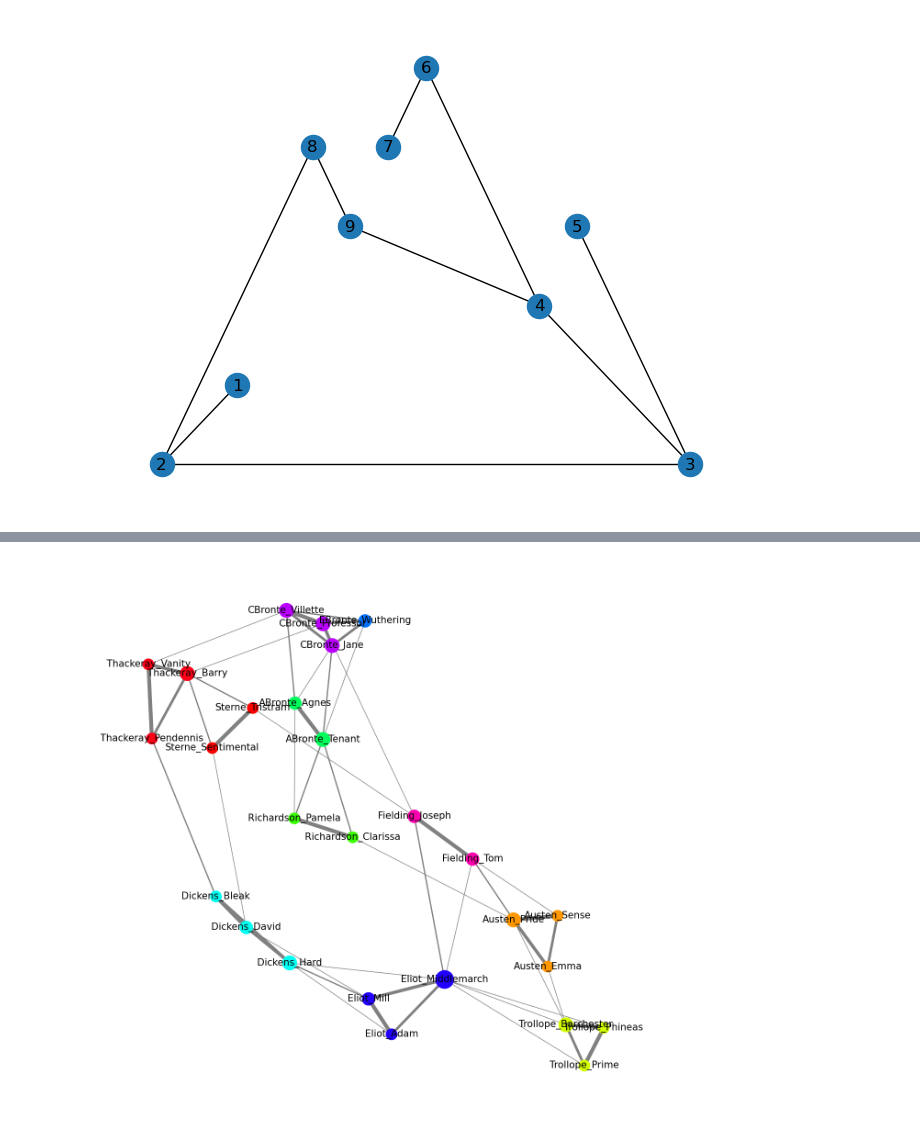
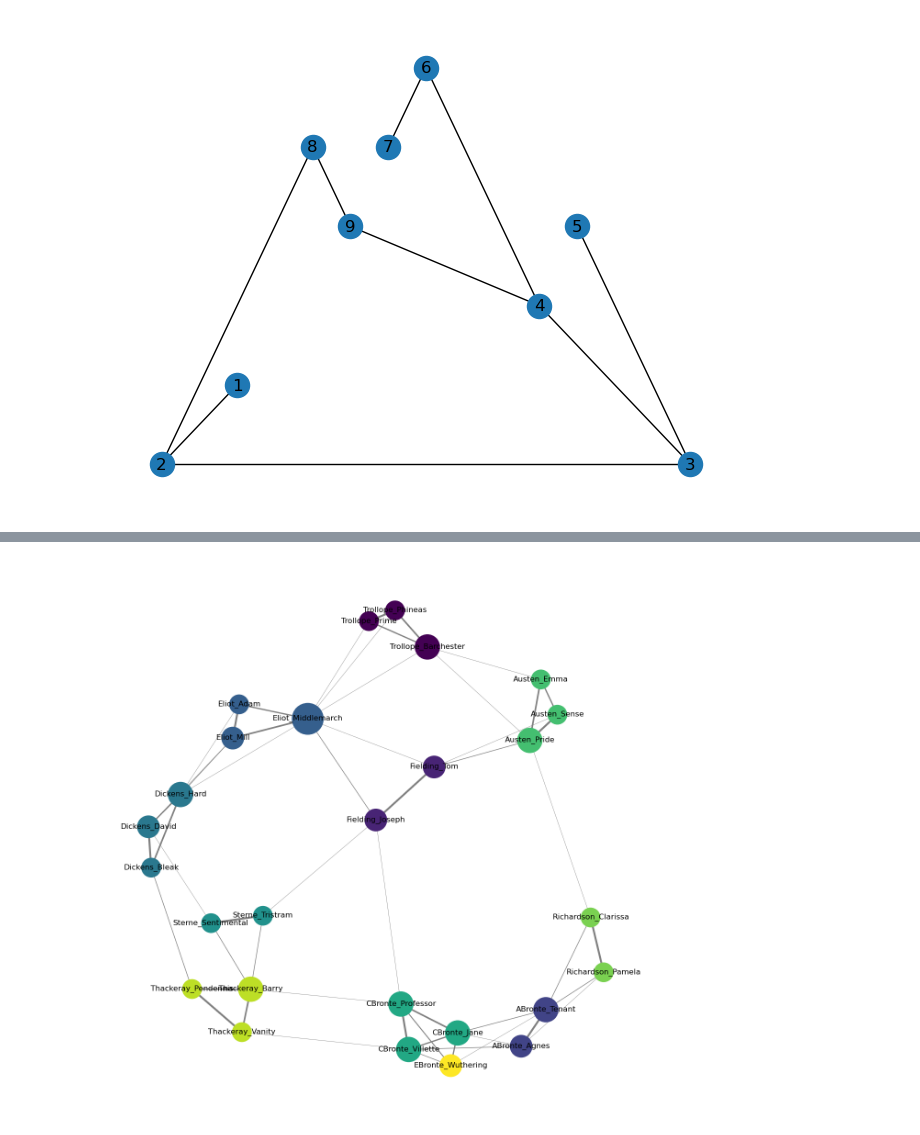
Before and after one commit to martinascholger/tdm, a Jupyter notebook: 05_network/network_full.ipynb, the cells around one changed output, grey strips where cells are left out. Saved outputs shown, nothing was run; the diff lists cells and outputs as text; code cells hidden in the pictures.

```diff
--- a/05_network/network_full.ipynb
+++ b/05_network/network_full.ipynb
@@ -152,45 +153,47 @@ import pandas as pd
 import networkx as nx
 import matplotlib.pyplot as plt
 import numpy as np
 
 # CSV File laden
 file_path = 'britishFiction_CA_100_MFWs_Culled_0__Classic Delta_EDGES.csv'
 data = pd.read_csv(file_path)
 
 # Graph erstellen
 G = nx.Graph()
 
 # Kanten aus dem DataFrame hinzufügen
 for index, row in data.iterrows():
     G.add_edge(row['Source'], row['Target'], weight=row['Weight'])
 
-#Knotengröße
-node_size = [G.degree(node) * 100 for node in G.nodes()]
+#Knotengröße auf Basis der Gradzentralität. Zusätzlich kann ein Skalierungsfaktor angegeben werden, um die Knotengröße zu kontrollieren.
+scaling_factor_node = 300
+node_size = [G.degree(node) * scaling_factor_node for node in G.nodes()]
 
-# Kantenstärke basierend auf der Gewichtung
-edge_thickness = [G[u][v]['weight'] for u, v in G.edges()]
+# Kantenstärke basierend auf der Gewichtung. Zusätzlich kann ein Skalierungsfaktor angegeben werden, um die Kantenstärke zu kontrollieren
+scaling_factor_edge = 2
+edge_thickness = [G[u][v]['weight'] / scaling_factor_edge for u, v in G.edges()]
 
-# Knotenfarbe basierend auf Gradzentralität
-# node_color = [G.degree(node) for node in G.nodes()]
 
-# Gruppennamen extrahieren und Farben zuweisen
-group_names = set(node.split('_')[0] for node in G.nodes())
-colors = plt.cm.get_cmap('hsv', len(group_names))
-group_color_map = {group: colors(i) for i, group in enumerate(group_names)}
-node_color = [group_color_map[node.split('_')[0]] for node in G.nodes()]
+# Extrahieren von eindeutigen Prefixes aus den Knotennamen, damit Farben nach Gruppen vergeben werden können (das setzt das Muster Bezeichnung_Bezeichung (z.B. Autor/in_Titel) voraus).
+# Wenn man genau weiß wieviele Gruppen es gibt, kann auch eine direkte Zuweisung von Farben gemacht werden. author_groups = {'gruppe1': 'red', 'gruppe2': 'green', 'gruppe3': 'blue'}
+unique_prefixes = set(node.split('_')[0] for node in G.nodes())
 
+# Zuweisung der Farben abhängig von der Gruppengröße.
+colors = plt.cm.get_cmap('viridis', len(unique_prefixes))  # weitere Farbpaletten: https://matplotlib.org/stable/gallery/color/colormap_reference.html
+prefix_color_map = {prefix: colors(i) for i, prefix in enumerate(unique_prefixes)}
+node_color = [prefix_color_map[node.split('_')[0]] for node in G.nodes()]
 
 # Graph zeichnen
 plt.figure(figsize=(12, 12))
-nx.draw_spring(G, with_labels=True, node_color=node_color, node_size=node_size,
-        edge_color='gray', width=edge_thickness, linewidths=1, font_size=15
-        ) #cmap=plt.cm.magma
+nx.draw_spring(G, with_labels=True, node_color=node_color, width=edge_thickness, node_size=node_size,
+        edge_color='gray',  linewidths=1, font_size=12
+        )
 
 
 # Als .png speichern
 plt.savefig('enhanced_network_graph.png')
 
 # Plot erstellen
 plt.show()
 # %% [output]
-[figure, old version]
+[figure, new version]
```
Also changed, not shown: parts of 4 cells of this notebook.
